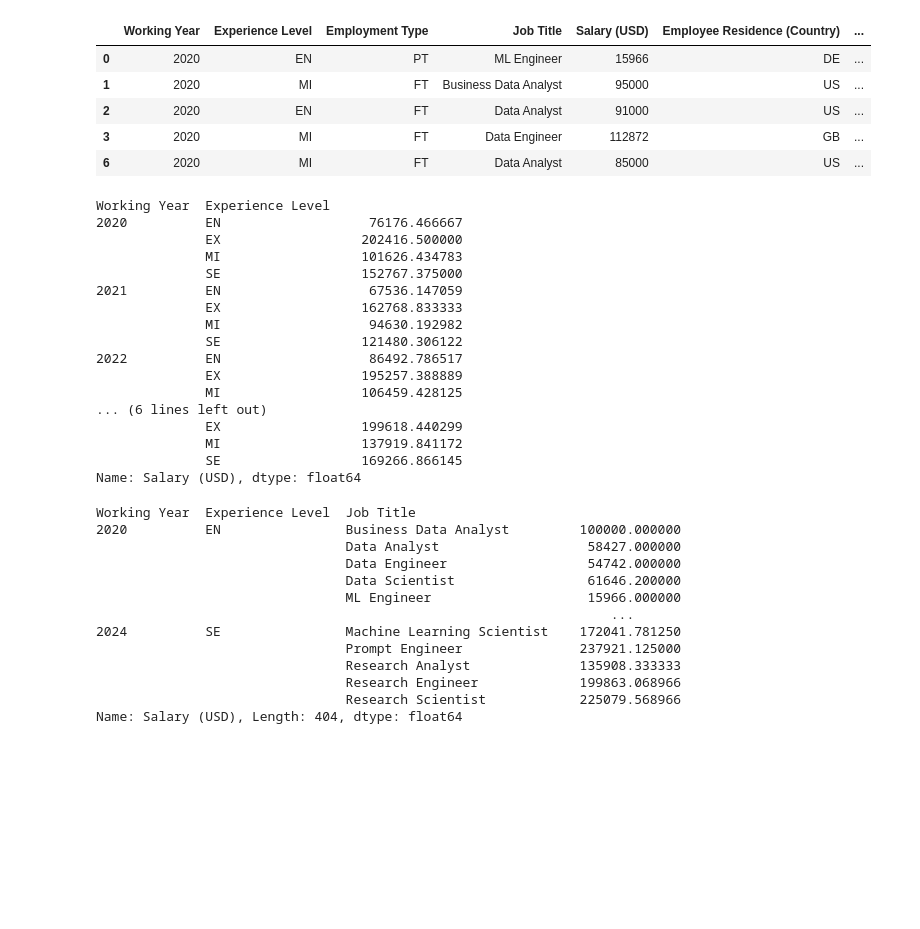
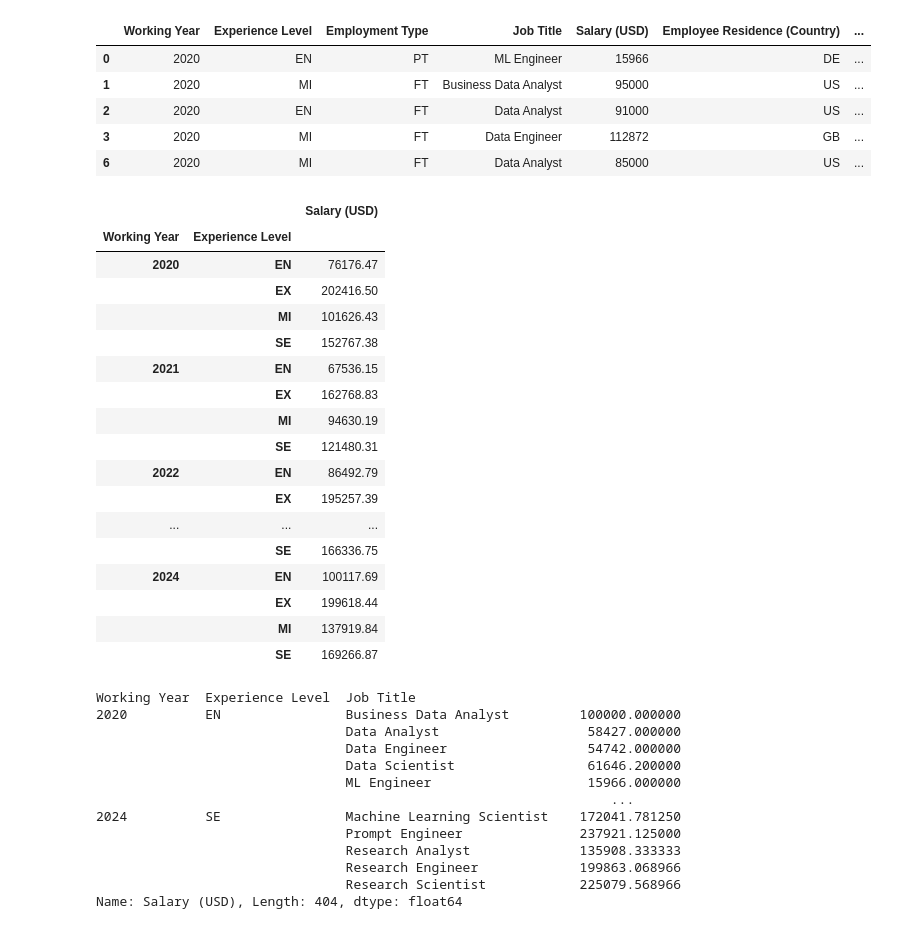
Before and after one commit to chadhollman/data-analyst-job-trends-2020-2024, a Jupyter notebook: Experience Level and Salary.ipynb, the cells around one changed output. Saved outputs shown, nothing was run; the diff lists cells and outputs as text; code cells hidden in the pictures; blank space fills up the shorter version.

Commit message:
Updated images and DataFrame for presentation

```diff
--- a/Experience Level and Salary.ipynb
+++ b/Experience Level and Salary.ipynb
@@ -200,26 +200,27 @@ new_clean_df.head()
 | 3 | 2020 | MI | FT | Data Engineer | 112872 | GB | ... |
 | 6 | 2020 | MI | FT | Data Analyst | 85000 | US | ... |
 # %%
-sal_exp_all = new_clean_df.groupby(['Working Year','Experience Level'])['Salary (USD)'].mean()
-sal_exp_all
+sal_exp_all = new_clean_df.groupby(['Working Year','Experience Level'])['Salary (USD)'].mean().round(2)
+pd.DataFrame(sal_exp_all)
 # %% [output]
-Working Year  Experience Level
-2020          EN                   76176.466667
-              EX                  202416.500000
-              MI                  101626.434783
-              SE                  152767.375000
-2021          EN                   67536.147059
-              EX                  162768.833333
-              MI                   94630.192982
-              SE                  121480.306122
-2022          EN                   86492.786517
-              EX                  195257.388889
-              MI                  106459.428125
-... (6 lines left out)
-              EX                  199618.440299
-              MI                  137919.841172
-              SE                  169266.866145
-Name: Salary (USD), dtype: float64
+|  |  | Salary (USD) |
+| Working Year | Experience Level |  |
+| 2020 | EN | 76176.47 |
+|  | EX | 202416.50 |
+|  | MI | 101626.43 |
+|  | SE | 152767.38 |
+| 2021 | EN | 67536.15 |
+|  | EX | 162768.83 |
+|  | MI | 94630.19 |
+|  | SE | 121480.31 |
+| 2022 | EN | 86492.79 |
+|  | EX | 195257.39 |
+| ... | ... | ... |
+|  | SE | 166336.75 |
+| 2024 | EN | 100117.69 |
+|  | EX | 199618.44 |
+|  | MI | 137919.84 |
+|  | SE | 169266.87 |
 # %%
 sal_exp_job = new_clean_df.groupby(['Working Year','Experience Level','Job Title'])['Salary (USD)'].mean()
 sal_exp_job
```
Also changed, not shown: parts of 1 cell of this notebook, 2 other files.
